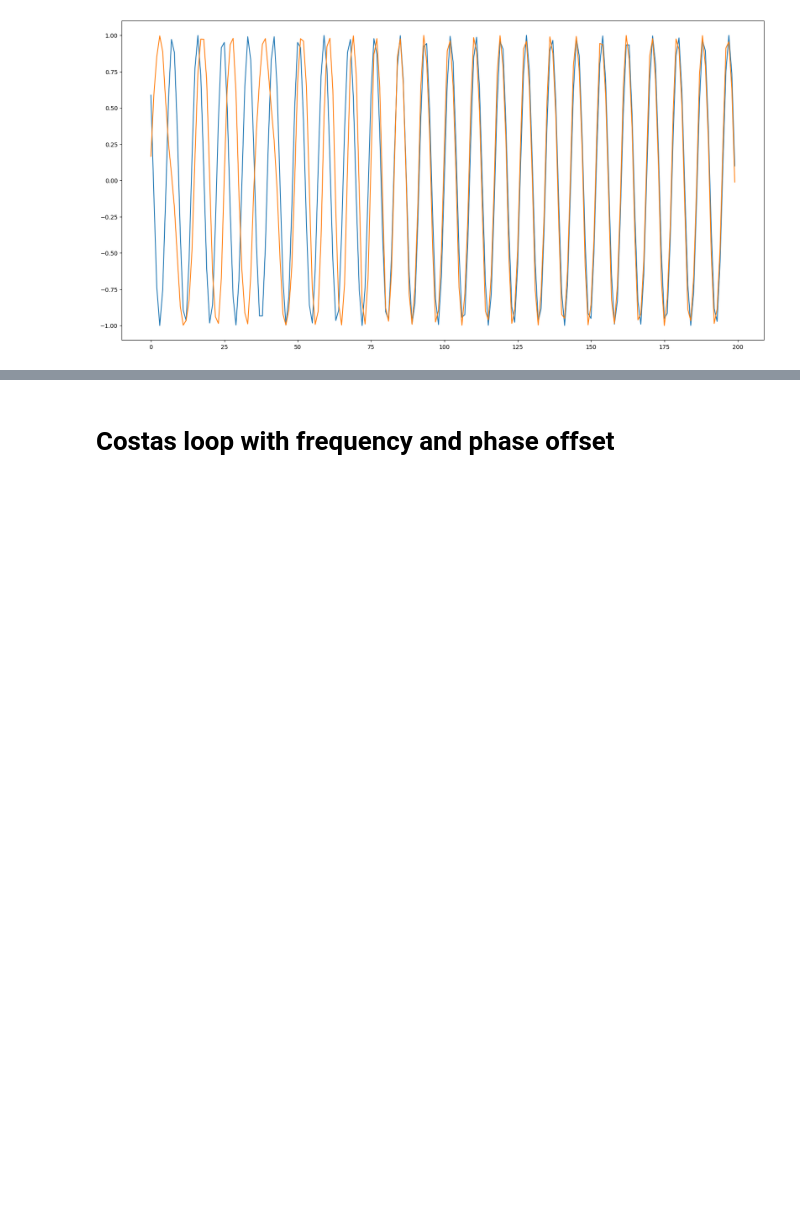
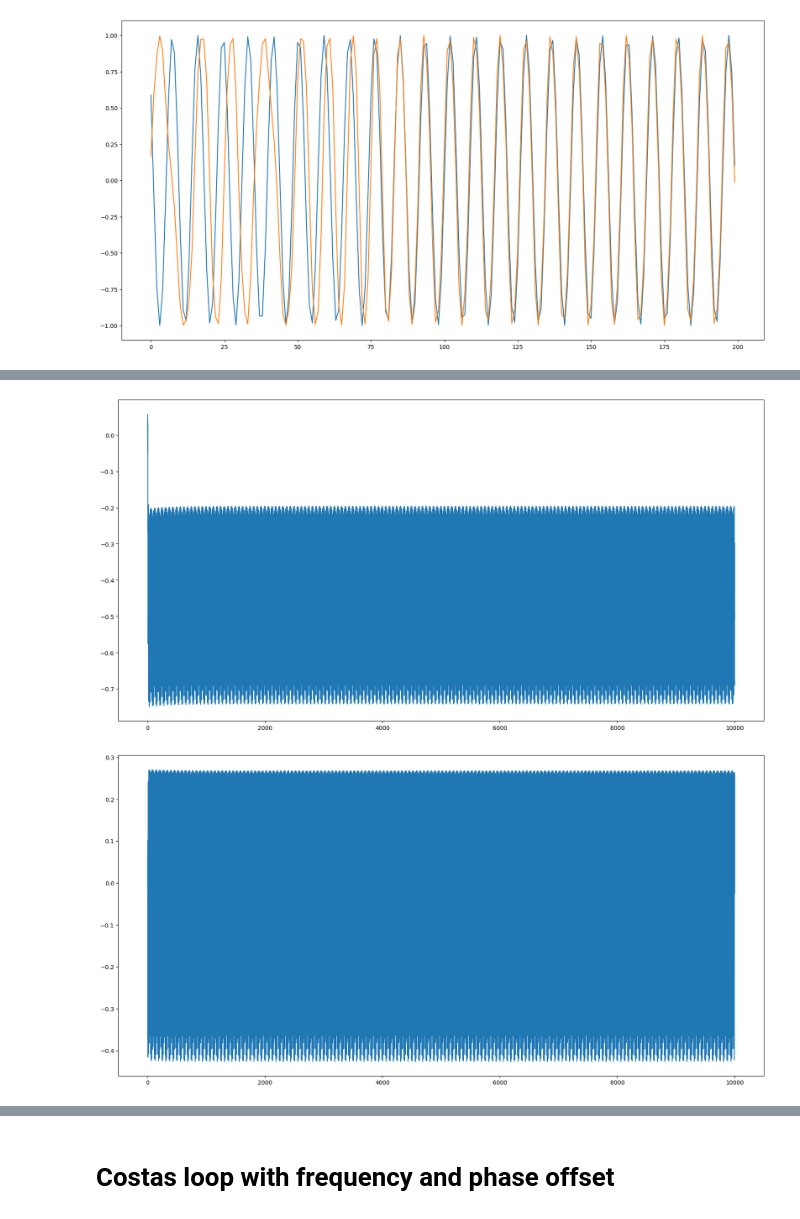
Before and after one commit to enthyp/SDR, a Jupyter notebook: PLL.ipynb, the cells around one changed output, grey strips where cells are left out. Cells and saved outputs as stored; diff of their text form; code cells hidden in the pictures; blank space fills up the shorter version.

Commit message:
Initial Costas loop stuff, RDS decoding notebook.

```diff
--- a/PLL.ipynb
+++ b/PLL.ipynb
@@ -81,0 +88,46 @@ plot_signals([signal, np.sin(2 * np.pi * f_0 * t_s + phases)], start=start, widt
+# %%
+def costas_loop(input_signal, sample_rate, f_0):
+    # todo: this can act as a demodulator with a LPF
+    alpha = 0.8
+    beta = 0.002
+
+    phases, errors, msg = [], [], []
+    integrator_acc, phase = 0, 0
+
+    for i, sample in enumerate(input_signal):
+        sin_res = np.sin(2 * np.pi * f_0 * i / sample_rate + phase) * sample
+        cos_res = np.cos(2 * np.pi * f_0 * i / sample_rate + phase) * sample
+        error = sin_res * cos_res
+
+        integrator_acc += beta * error
+        phase += integrator_acc + alpha * error
+
+        phases.append(phase)
+        errors.append(error)
+        msg.append(sin_res)
+
+    return phases, errors, msg
+# %%
+t_s = np.arange(0, 1, 1 / sample_rate)
+f_rds = 57000
+phase_offset = 0.8 * np.pi
+carrier = np.sin(2 * np.pi * f_rds * t_s + phase_offset)
+
+# 1187.5 symbols per second in RDS
+samples_per_symbol = sample_rate // 1187.5
+# bpsk_data = 2 * np.random.randint(0, 2, size=[int(len(t_s) / samples_per_symbol)]) - 1  # random -1 and 1
+# bpsk_data = np.repeat(bpsk_data, samples_per_symbol)
+bpsk_data = np.ones(len(t_s))
+if len(bpsk_data) < len(t_s):
+    bpsk_data = np.pad(bpsk_data, (0, len(t_s) - len(bpsk_data)), 'constant')
+
+bpsk_mod_signal = bpsk_data * carrier
+# %%
+phases, errors, msg = costas_loop(bpsk_mod_signal, sample_rate, f_rds)
+# %%
+start, width = 0, 10000
+plot_signals([phases], start=start, width=width, normalize=False)
+plot_signals([errors], start=start, width=width, normalize=False)
+# %% [output]
+[figure, added]
+[figure, added]
```
Also changed, not shown: parts of 3 cells of this notebook, 1 other file.
